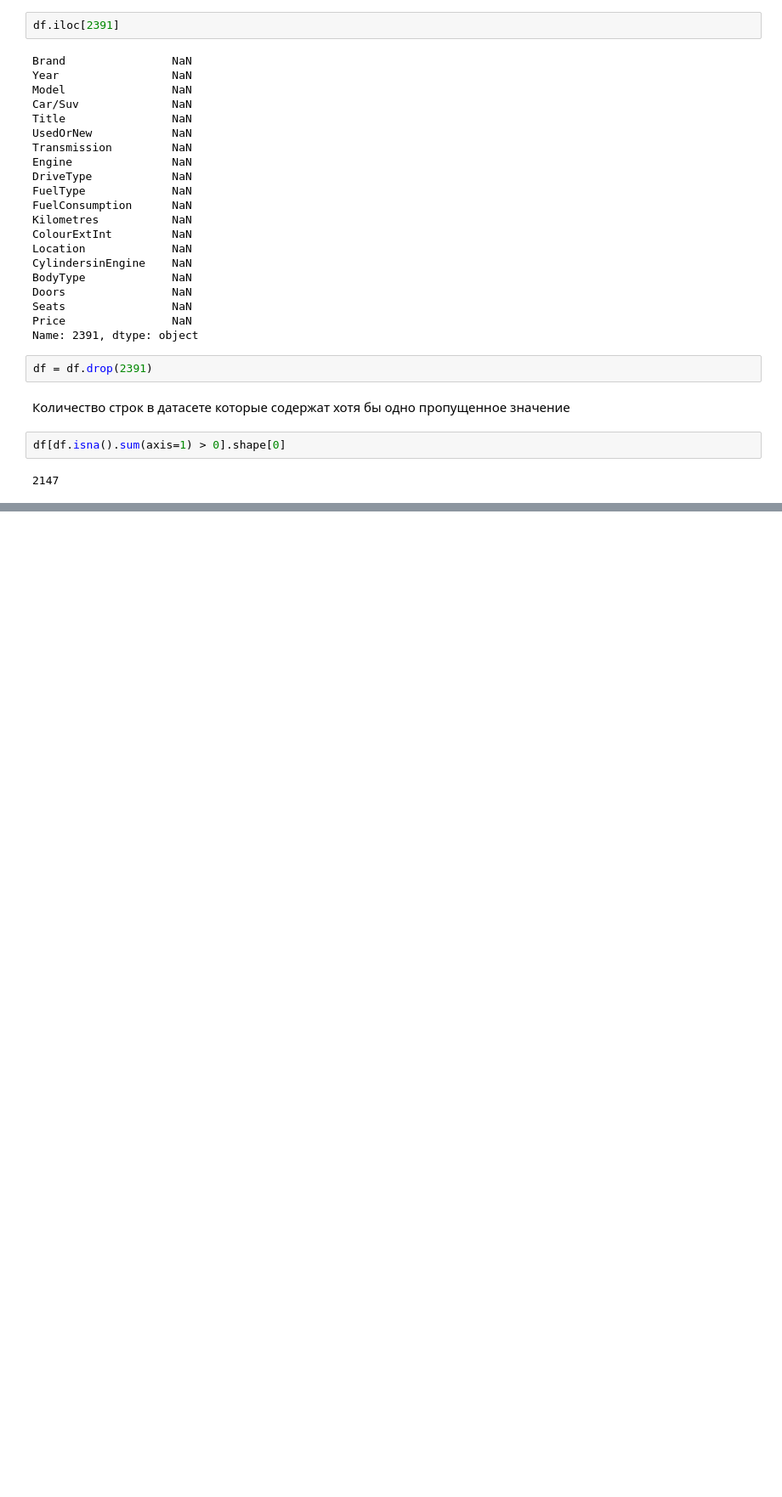
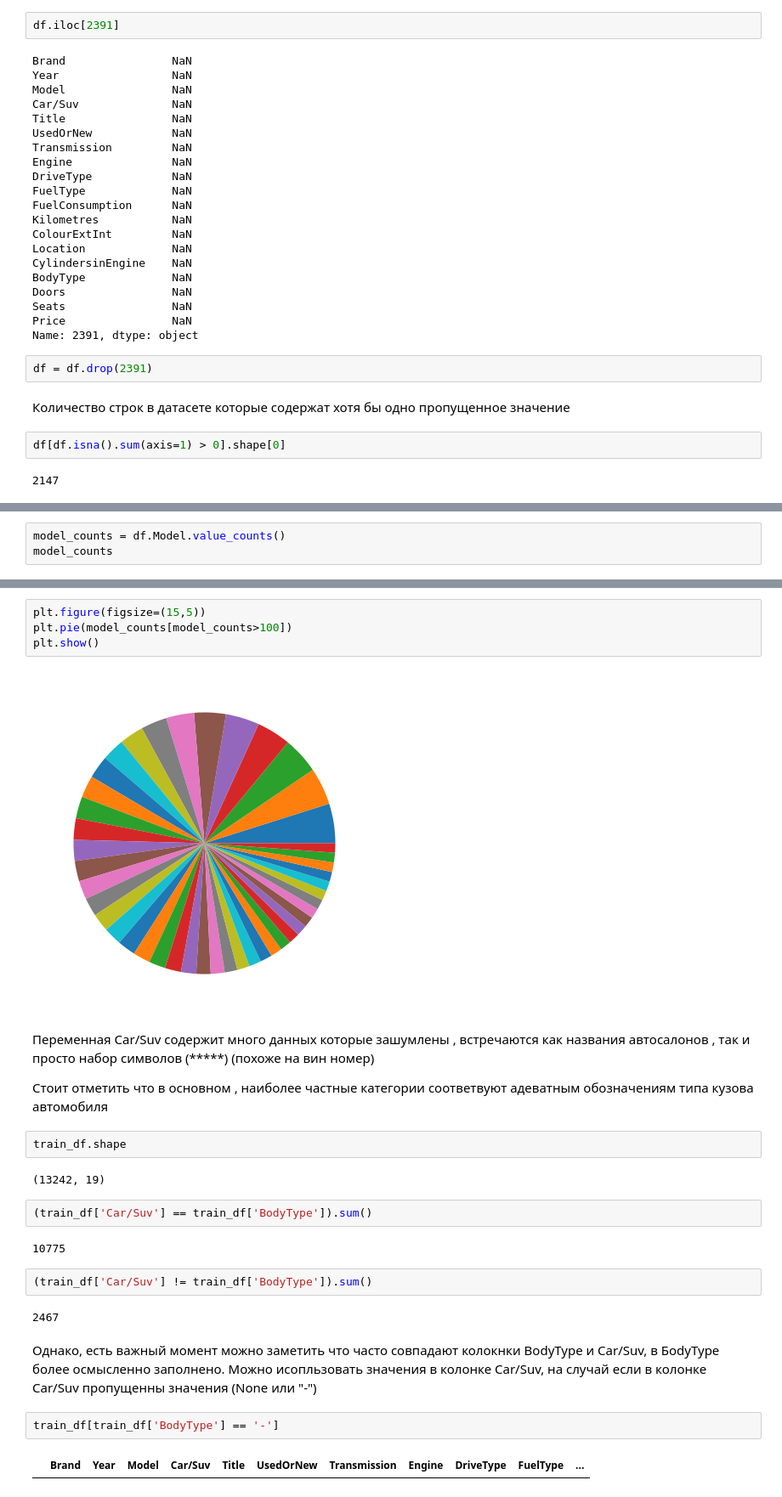
Before and after one commit to dmitryburn/workshop3, a Jupyter notebook: code/Car_price.ipynb, the cells around one changed output, grey strips where cells are left out. Shown at 85% size. Saved outputs shown, nothing was run; the diff lists cells and outputs as text; blank space fills up the shorter version.

```diff
--- a/code/Car_price.ipynb
+++ b/code/Car_price.ipynb
@@ -140,0 +338,3 @@ df[df.isna().sum(axis=1) > 0].shape[0]
+# %%
+model_counts = df.Model.value_counts()
+model_counts
@@ -140,0 +355,29 @@ df[df.isna().sum(axis=1) > 0].shape[0]
+# %%
+plt.figure(figsize=(15,5))
+plt.pie(model_counts[model_counts>100])
+plt.show()
+# %% [output]
+[figure, added]
+# %% [markdown]
+Переменная Car/Suv содержит много данных которые зашумлены , встречаются как названия автосалонов , так и просто набор символов (*****) (похоже на вин номер)
+
+Стоит отметить что в основном , наиболее частные категории соответвуют адеватным обозначениям типа кузова автомобиля
+# %%
+train_df.shape
+# %% [output]
+(13242, 19)
+# %%
+(train_df['Car/Suv'] == train_df['BodyType']).sum()
+# %% [output]
+10775
+# %%
+(train_df['Car/Suv'] != train_df['BodyType']).sum()
+# %% [output]
+2467
+# %% [markdown]
+Однако, есть важный момент можно заметить что часто совпадают колокнки BodyType и Car/Suv, в БоdyType более осмысленно заполнено.
+Можно исопльзовать значения в колонке Car/Suv, на случай если в колонке Car/Suv пропущенны значения (None или "-")
+# %%
+train_df[train_df['BodyType'] == '-']
+# %% [output]
+|  | Brand | Year | Model | Car/Suv | Title | UsedOrNew | Transmission | Engine | DriveType | FuelType | ... |
```
Also changed, not shown: parts of 60 cells of this notebook.
